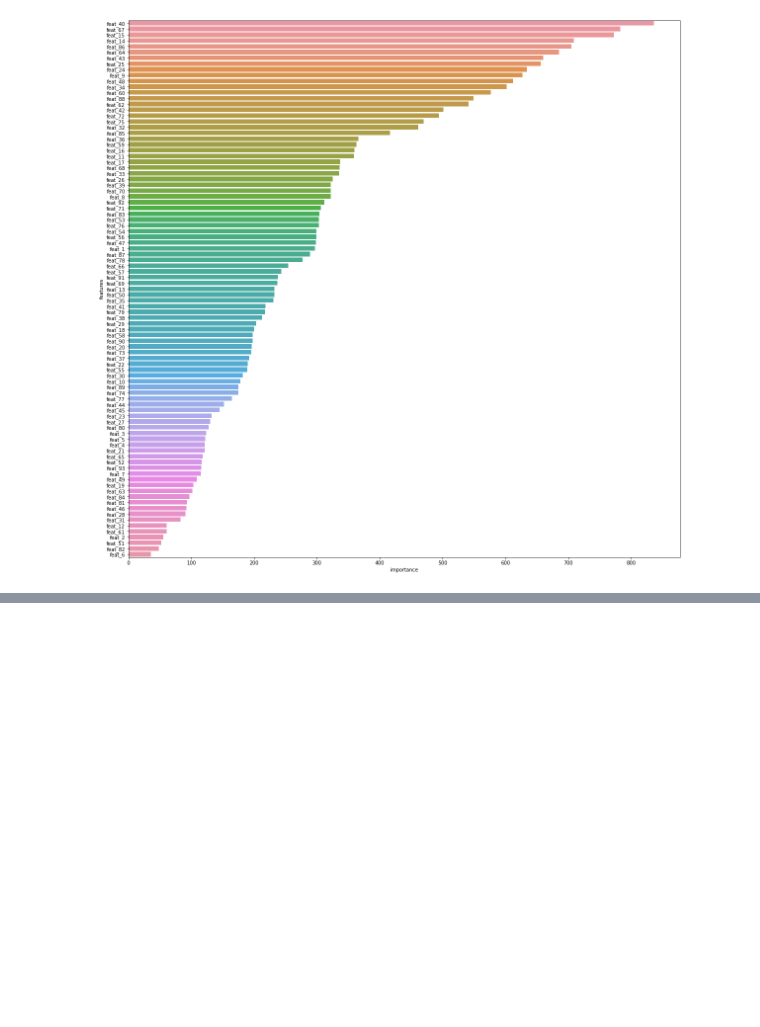
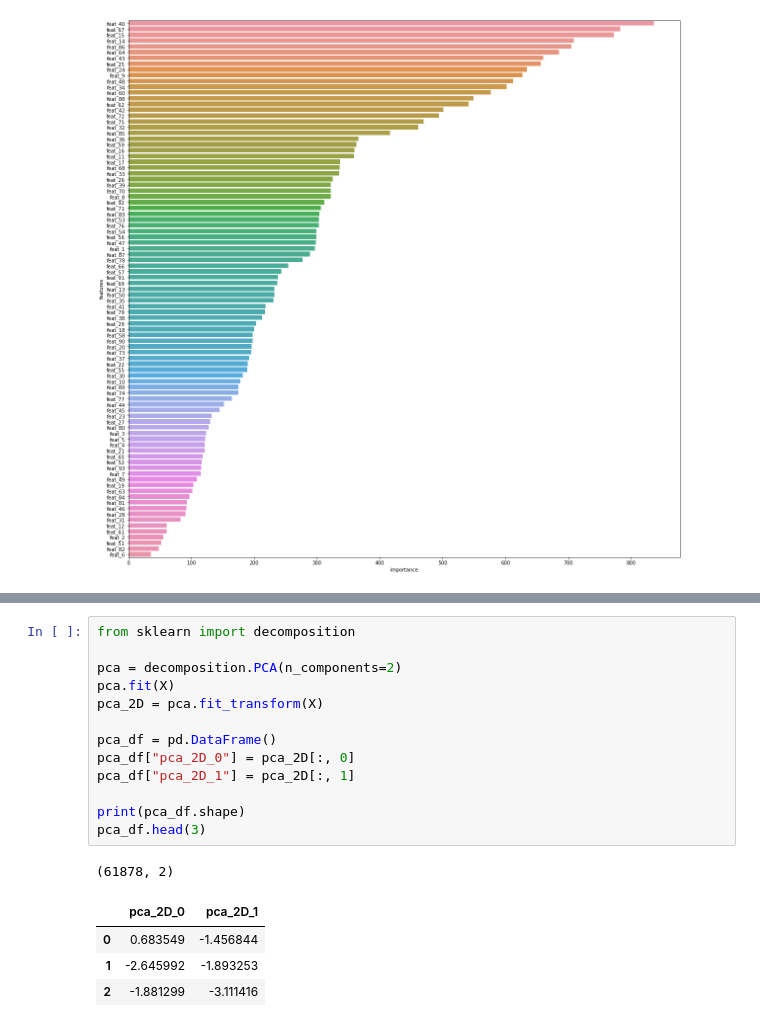
Before and after one commit to akiabe/kaggle_otto-group-product-classification, a Jupyter notebook: notebooks/prac_eda_and_modeling.ipynb, the cells around one changed output, grey strips where cells are left out. Saved outputs shown, nothing was run; the diff lists cells and outputs as text; blank space fills up the shorter version.

```diff
--- a/notebooks/prac_eda_and_modeling.ipynb
+++ b/notebooks/prac_eda_and_modeling.ipynb
@@ -61,0 +99,19 @@ sns.barplot(x="importance", y="features", data=importance);
+# %%
+from sklearn import decomposition
+
+pca = decomposition.PCA(n_components=2)
+pca.fit(X)
+pca_2D = pca.fit_transform(X)
+
+pca_df = pd.DataFrame()
+pca_df["pca_2D_0"] = pca_2D[:, 0]
+pca_df["pca_2D_1"] = pca_2D[:, 1]
+
+print(pca_df.shape)
+pca_df.head(3)
+# %% [output]
+(61878, 2)
+|  | pca_2D_0 | pca_2D_1 |
+| 0 | 0.683549 | -1.456844 |
+| 1 | -2.645992 | -1.893253 |
+| 2 | -1.881299 | -3.111416 |
```
Also changed, not shown: parts of 6 cells of this notebook.
